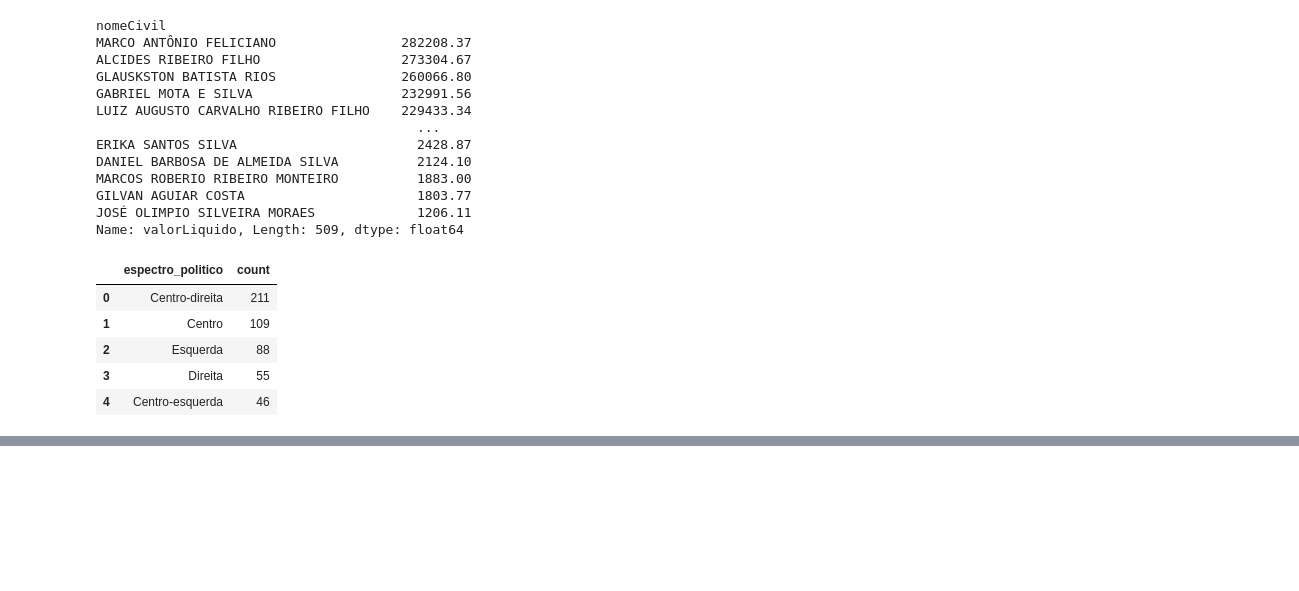
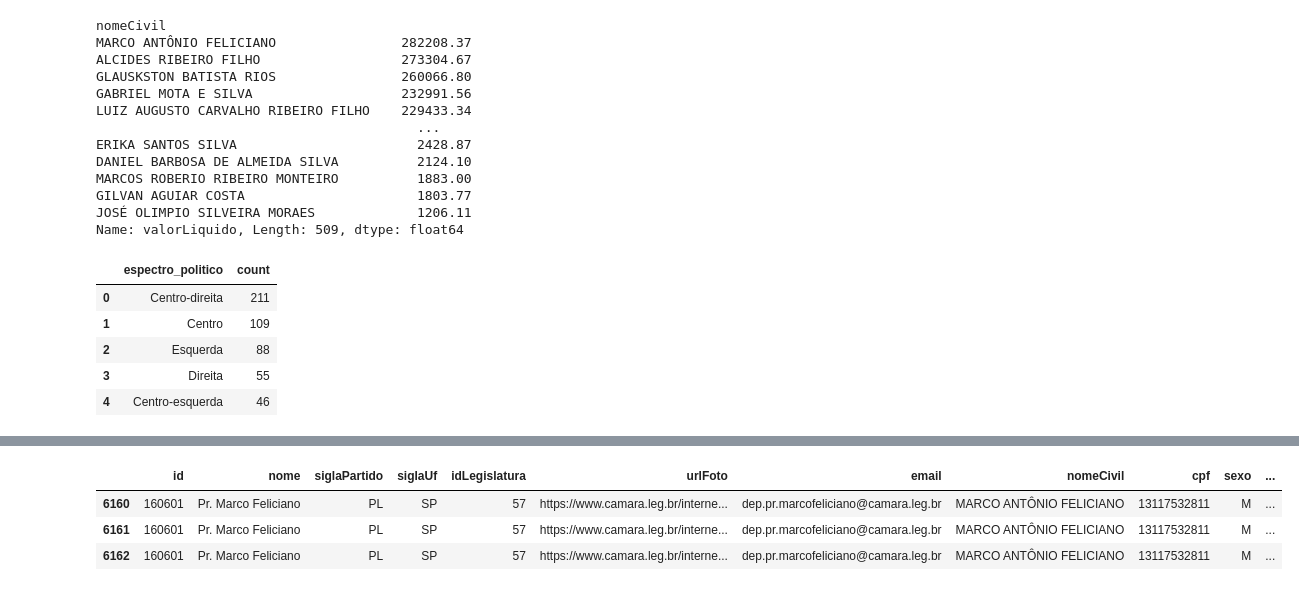
Before and after one commit to Alan-oliveira-analytics/analisa_politico, a Jupyter notebook: notebooks/eda.ipynb, the cells around one changed output, grey strips where cells are left out. Cells and saved outputs as stored; diff of their text form; code cells hidden in the pictures; blank space fills up the shorter version.

```diff
--- a/notebooks/eda.ipynb
+++ b/notebooks/eda.ipynb
@@ -160,0 +237,8 @@ fig.show()
+# %%
+filtro = df_atividade_parlamentar[df_atividade_parlamentar['nomeFornecedor'] == 'STUDIO AB - CRIATIVIDADE VISUAL EIRELI - EPP']
+filtro
+# %% [output]
+|  | id | nome | siglaPartido | siglaUf | idLegislatura | urlFoto | email | nomeCivil | cpf | sexo | ... |
+| 6160 | 160601 | Pr. Marco Feliciano | PL | SP | 57 | https://www.camara.leg.br/interne... | dep.pr.marcofeliciano@camara.leg.br | MARCO ANTÔNIO FELICIANO | 13117532811 | M | ... |
+| 6161 | 160601 | Pr. Marco Feliciano | PL | SP | 57 | https://www.camara.leg.br/interne... | dep.pr.marcofeliciano@camara.leg.br | MARCO ANTÔNIO FELICIANO | 13117532811 | M | ... |
+| 6162 | 160601 | Pr. Marco Feliciano | PL | SP | 57 | https://www.camara.leg.br/interne... | dep.pr.marcofeliciano@camara.leg.br | MARCO ANTÔNIO FELICIANO | 13117532811 | M | ... |
```
Also changed, not shown: parts of 6 cells of this notebook, 2 other files.
